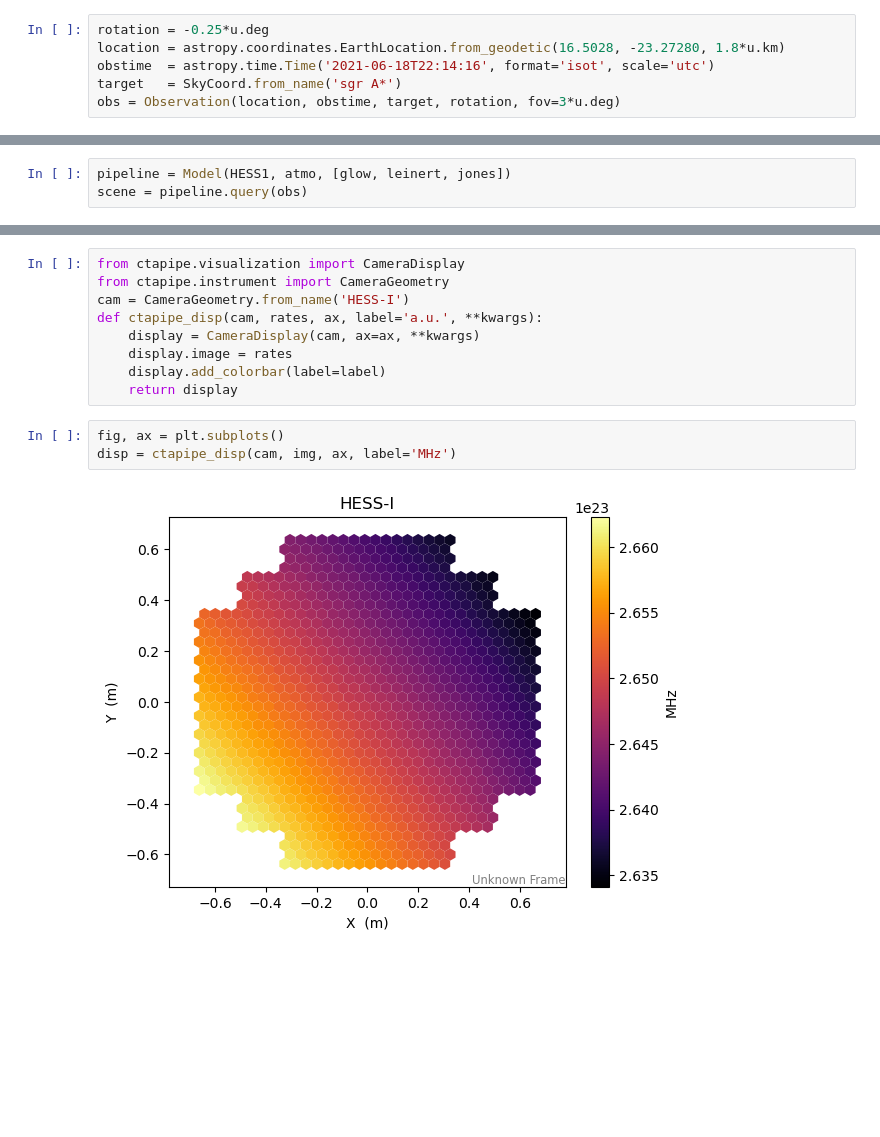
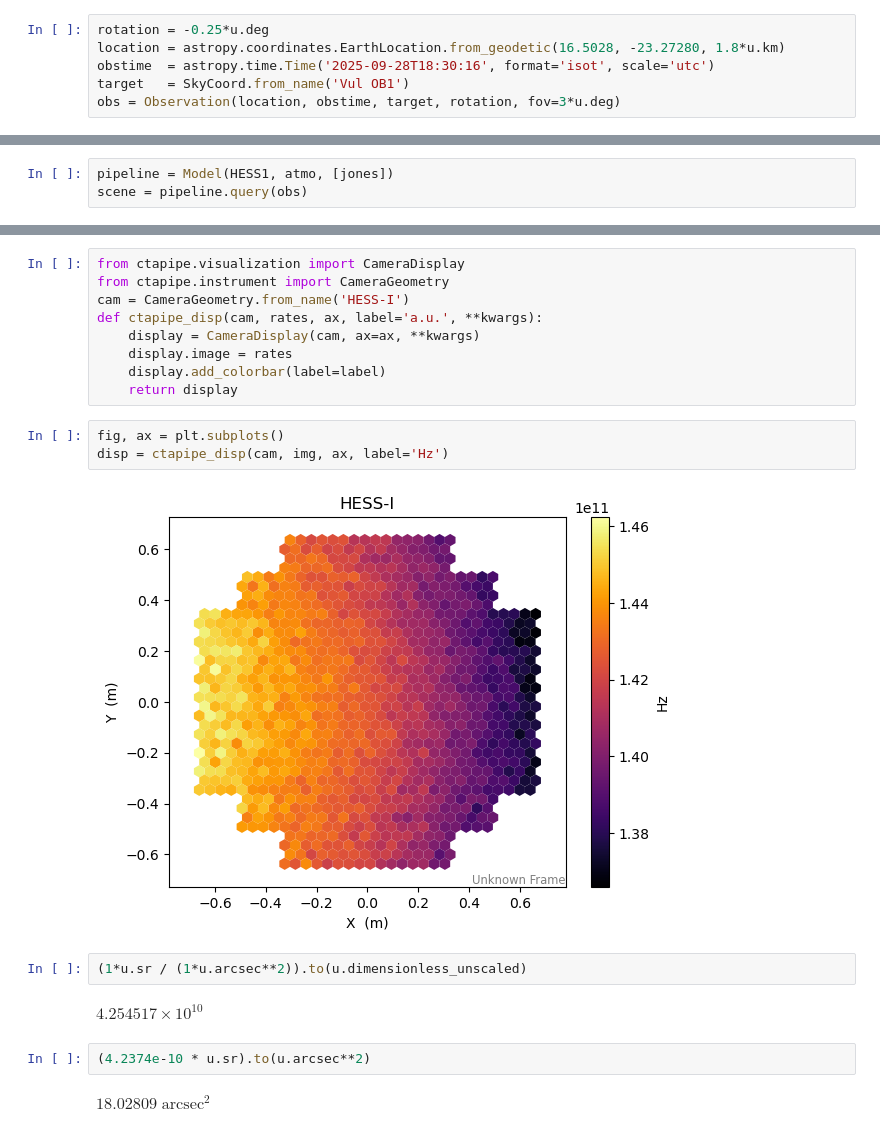
Before and after one commit to GerritRo/nyx, a Jupyter notebook: examples/Test.ipynb, the cells around one changed output, grey strips where cells are left out. Saved outputs shown, nothing was run; the diff lists cells and outputs as text; blank space fills up the shorter version.

```diff
--- a/examples/Test.ipynb
+++ b/examples/Test.ipynb
@@ -78,8 +78,8 @@ from nyx.core import Observation
 # %%
 rotation = -0.25*u.deg
 location = astropy.coordinates.EarthLocation.from_geodetic(16.5028, -23.27280, 1.8*u.km)
-obstime  = astropy.time.Time('2021-06-18T22:14:16', format='isot', scale='utc')
-target   = SkyCoord.from_name('sgr A*')
+obstime  = astropy.time.Time('2025-09-28T18:30:16', format='isot', scale='utc')
+target   = SkyCoord.from_name('Vul OB1')
 obs = Observation(location, obstime, target, rotation, fov=3*u.deg)
 # %%
 with config_context(grid_dim=4):
@@ -202,7 +220,7 @@ Wall time: 622 μs
 # %%
 from nyx.core.model import Model
 # %%
-pipeline = Model(HESS1, atmo, [glow, leinert, jones])
+pipeline = Model(HESS1, atmo, [jones])
 scene = pipeline.query(obs)
 # %%
 initial_params = scene.get_initial_parameters()
@@ -245,6 +261,14 @@ def ctapipe_disp(cam, rates, ax, label='a.u.', **kwargs):
     return display
 # %%
 fig, ax = plt.subplots()
-disp = ctapipe_disp(cam, img, ax, label='MHz')
+disp = ctapipe_disp(cam, img, ax, label='Hz')
 # %% [output]
-[figure, old version]
+[figure, new version]
+# %%
+(1*u.sr / (1*u.arcsec**2)).to(u.dimensionless_unscaled)
+# %% [output]
+$4.254517 \times 10^{10} \; \mathrm{}$
+# %%
+(4.2374e-10 * u.sr).to(u.arcsec**2)
+# %% [output]
+$18.02809 \; \mathrm{arcsec^{2}}$
```
Also changed, not shown: parts of 14 cells of this notebook, 13 other files.
